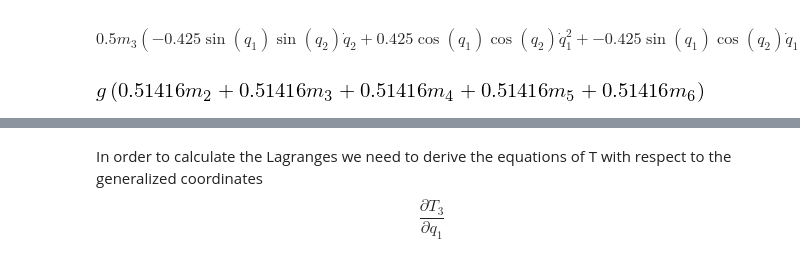
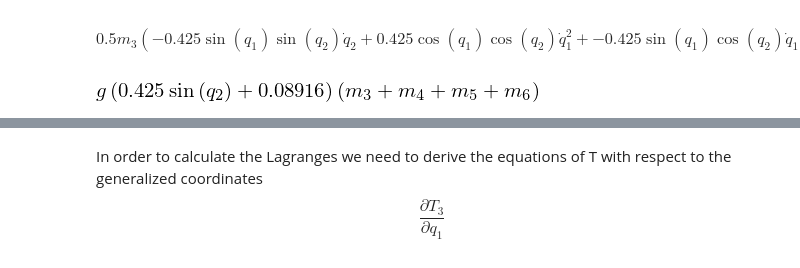
Before and after one commit to uliludmann/multibody_dynamics, a Jupyter notebook: Multibody Dynamics Caluclation.ipynb, the cells around one changed output, grey strips where cells are left out. Cells and saved outputs as stored; diff of their text form; code cells hidden in the pictures.

```diff
--- a/Multibody Dynamics Caluclation.ipynb
+++ b/Multibody Dynamics Caluclation.ipynb
@@ -323,11 +323,10 @@ ekin3
 # %% [output]
 $$0.5 m_{3} \left(- 0.425 \operatorname{sin}\left(q_{1}\right) \operatorname{sin}\left(q_{2}\right) \dot{q}_{2} + 0.425 \operatorname{cos}\left(q_{1}\right) \operatorname{cos}\left(q_{2}\right) \dot{q}_{1}^{2} + - 0.425 \operatorname{sin}\left(q_{1}\right) \operatorname{cos}\left(q_{2}\right) \dot{q}_{1} - 0.425 \operatorname{sin}\left(q_{2}\right) \operatorname{cos}\left(q_{1}\right) \dot{q}_{2}^{2} + 0.425 \operatorname{cos}\left(q_{2}\right) \dot{q}_{2}^{2}\right)$$
 # %%
-epot3 = (m2 + m3 + m4 + m5 + m6) * j3[2] * g
+epot3 = (m3 + m4 + m5 + m6) * j3g[2] * g
+epot3
+# %% [output]
+[figure, added]
-# %%
-epot3
-# %% [output]
-[figure, removed]
 # %%
 V3 = epot3
 T3 = ekin1 + ekin2 + ekin3
```
Also changed, not shown: parts of 24 cells of this notebook.
